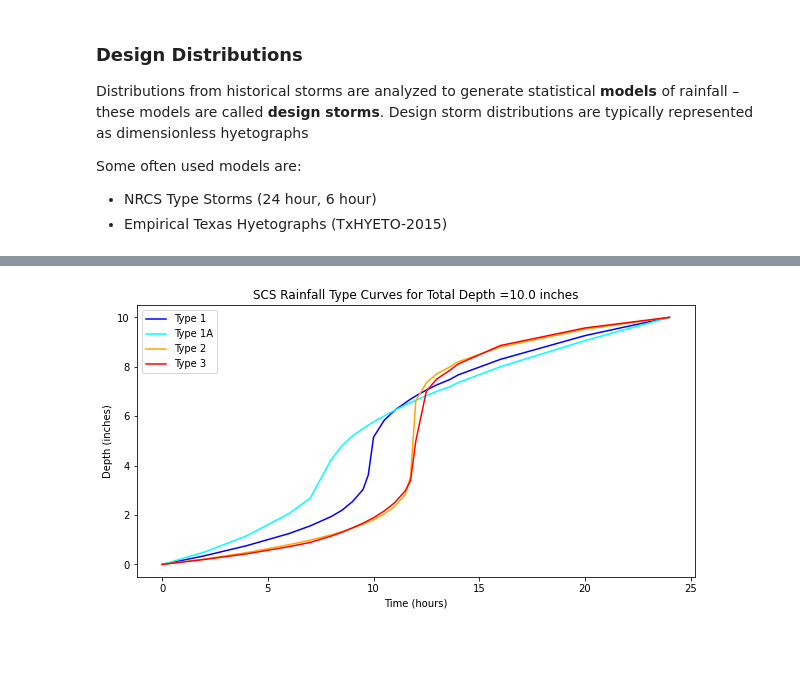
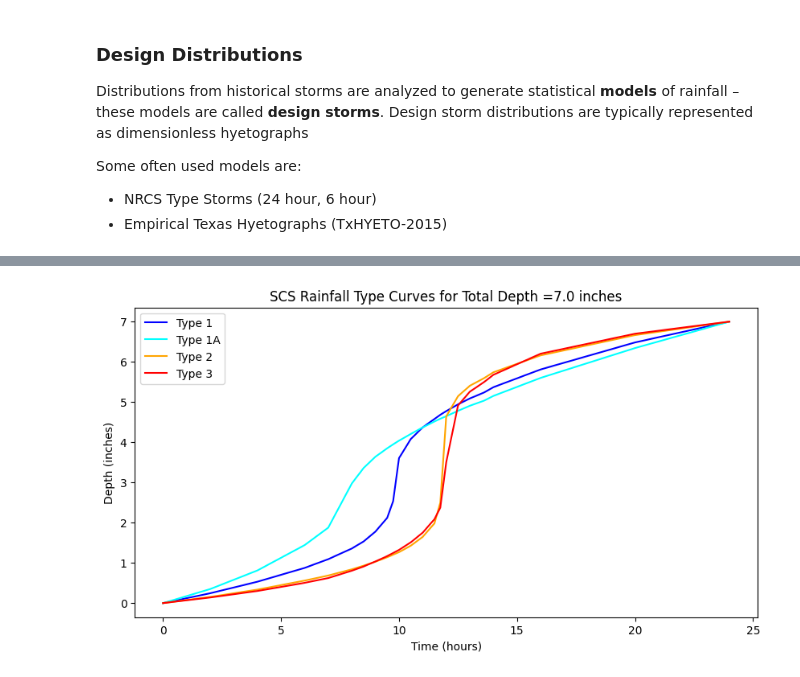
Before and after one commit to dustykat/ce-3354-webroot, a Jupyter notebook: hydrohandbook/_build/jupyter_execute/chapters/02-precipitation/02-precipitation.ipynb, the cells around one changed output, grey strips where cells are left out. Cells and saved outputs as stored; diff of their text form; code cells hidden in the pictures; blank space fills up the shorter version.

```diff
--- a/hydrohandbook/_build/jupyter_execute/chapters/02-precipitation/02-precipitation.ipynb
+++ b/hydrohandbook/_build/jupyter_execute/chapters/02-precipitation/02-precipitation.ipynb
@@ -761,35 +761,35 @@ t24  =[]
 for i in range(len(hour)):
     t24.append(hour[i]/24.0)
 
 # dimensionalize
 
-Ptotal = 10.0
+Ptotal = 7.0
 T1D =[0 for i in range(len(hour))]
 T1AD =[0 for i in range(len(hour))]
 T2D =[0 for i in range(len(hour))]
 T3D =[0 for i in range(len(hour))]
 for i in range(len(hour)):
     T1D[i]=Ptotal*type1[i]
     T1AD[i]=Ptotal*type1A[i]
     T2D[i]=Ptotal*type2[i]
     T3D[i]=Ptotal*type3[i]
 #plot
 
 import matplotlib.pyplot as plt # the python plotting library
 plottitle ='SCS Rainfall Type Curves for Total Depth =' + str(Ptotal) +' inches'
 mydata = plt.figure(figsize = (10,5)) # build a square drawing canvass from figure class
 plt.plot(hour, T1D, c='blue') # step plot
 plt.plot(hour, T1AD, c='cyan') # step plot
 plt.plot(hour, T2D, c='orange') # step plot
 plt.plot(hour, T3D, c='red') # step plot
 #plt.plot(time, accumulate, c='blue',drawstyle='steps') # step plot
 plt.xlabel('Time (hours)')
 plt.ylabel('Depth (inches)')
 plt.legend(['Type 1','Type 1A','Type 2','Type 3'])
 plt.title(plottitle)
 plt.show()
 # %% [output]
-[figure, old version]
+[figure, new version]
 # %% [markdown]
 An equivalent Excel worksheet to accomplish the same task is
 
```
Also changed, not shown: parts of 4 cells of this notebook, 38 other files.
